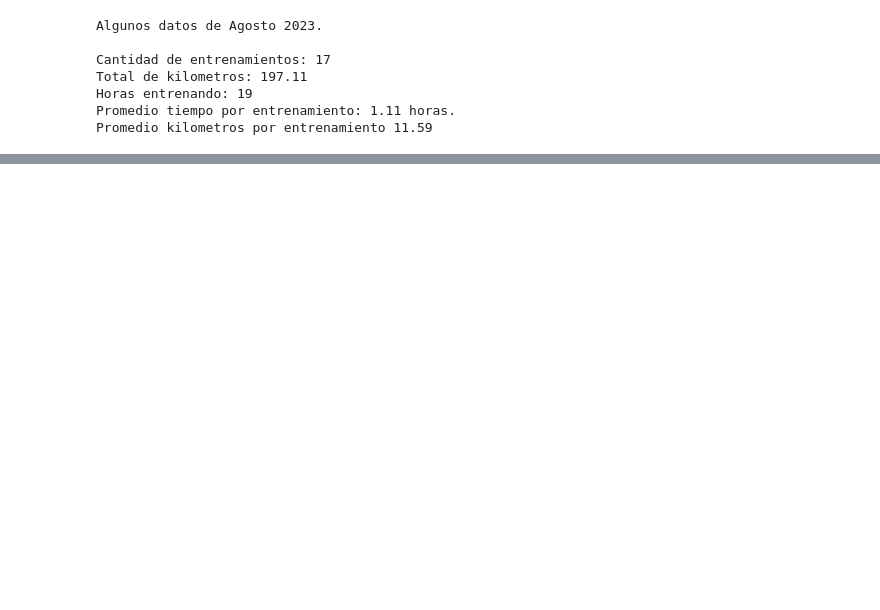
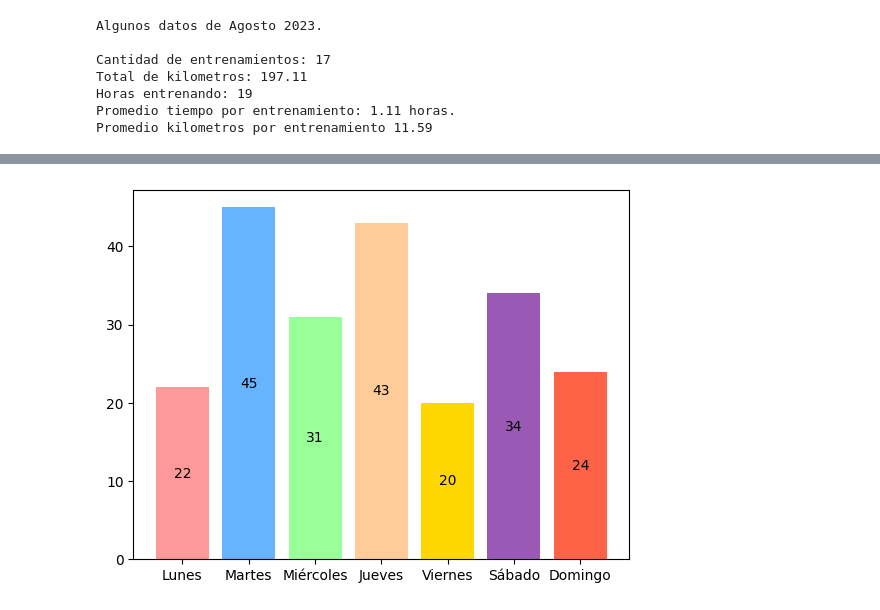
Before and after one commit to fluchetti45/running_analysis, a Jupyter notebook: python/Entrenamientos.ipynb, the cells around one changed output, grey strips where cells are left out. Drawn from its saved outputs; the diff is of its cells as text; code cells hidden in the pictures; blank space fills up the shorter version.

```diff
--- a/python/Entrenamientos.ipynb
+++ b/python/Entrenamientos.ipynb
@@ -615,0 +710,4 @@ Promedio kilometros por entrenamiento 11.59
+# %%
+count_by_weekday = run.groupby('dia_semana').aggregate({'titulo':'count'}).titulo
+count_by_weekday.index = days_of_week_dict.values()
+count_by_weekday
@@ -615,0 +723,10 @@ Promedio kilometros por entrenamiento 11.59
+# %%
+fig, ax = plt.subplots()
+
+for day, count in count_by_weekday.items():
+    b = ax.bar(day,count, label=day, color = color_dict_days[day])
+    ax.bar_label(b, label_type= 'center')
+
+plt.show()
+# %% [output]
+[figure, added]
```
Also changed, not shown: parts of 39 cells of this notebook.
